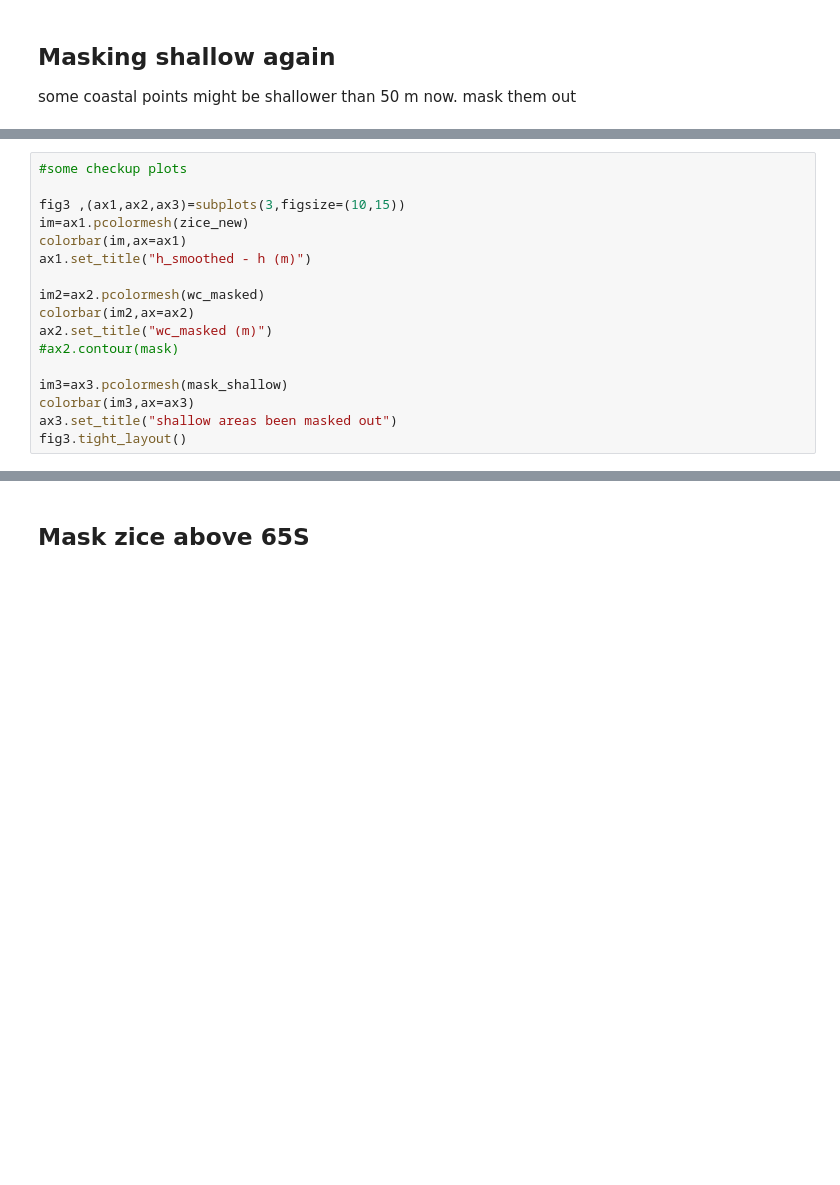
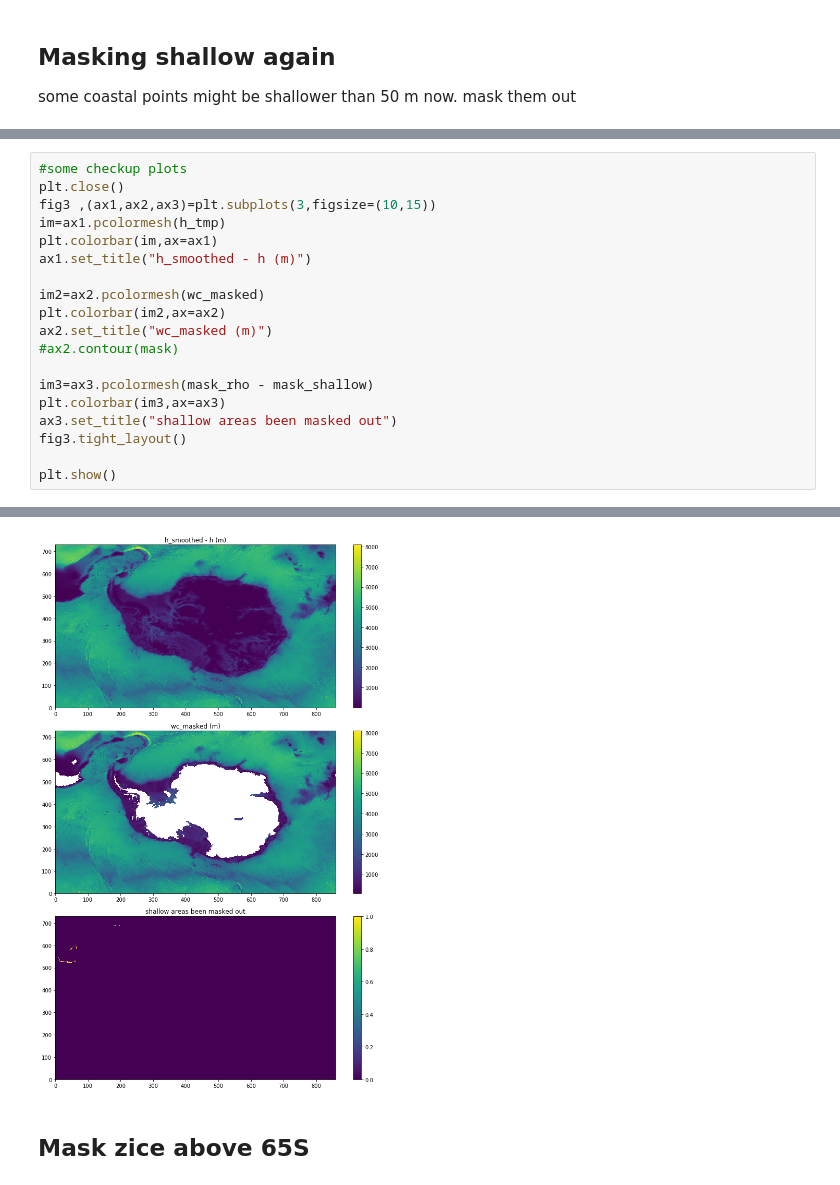
Before and after one commit to kuechenrole/tidal_melting, a Jupyter notebook: notebooks/0.5-kuechenrole-grid_tuning.ipynb, the cells around one changed output, grey strips where cells are left out. Saved outputs shown, nothing was run; the diff lists cells and outputs as text; blank space fills up the shorter version.

```diff
--- a/notebooks/0.5-kuechenrole-grid_tuning.ipynb
+++ b/notebooks/0.5-kuechenrole-grid_tuning.ipynb
@@ -413,18 +417,20 @@ False
 # %%
 #some checkup plots
-
-fig3 ,(ax1,ax2,ax3)=subplots(3,figsize=(10,15))
-im=ax1.pcolormesh(zice_new)
-colorbar(im,ax=ax1)
+plt.close()
+fig3 ,(ax1,ax2,ax3)=plt.subplots(3,figsize=(10,15))
+im=ax1.pcolormesh(h_tmp)
+plt.colorbar(im,ax=ax1)
 ax1.set_title("h_smoothed - h (m)")
 
 im2=ax2.pcolormesh(wc_masked)
-colorbar(im2,ax=ax2)
+plt.colorbar(im2,ax=ax2)
 ax2.set_title("wc_masked (m)")
 #ax2.contour(mask)
 
-im3=ax3.pcolormesh(mask_shallow)
-colorbar(im3,ax=ax3)
+im3=ax3.pcolormesh(mask_rho - mask_shallow)
+plt.colorbar(im3,ax=ax3)
 ax3.set_title("shallow areas been masked out")
 fig3.tight_layout()
+
+plt.show()
 # %% [output]
@@ -433,3 +437,4 @@ fig3.tight_layout()
+[figure, added]
 # %% [markdown]
 ## Mask zice above 65S
 # %%
```
Also changed, not shown: parts of 10 cells of this notebook, 8 other files.
